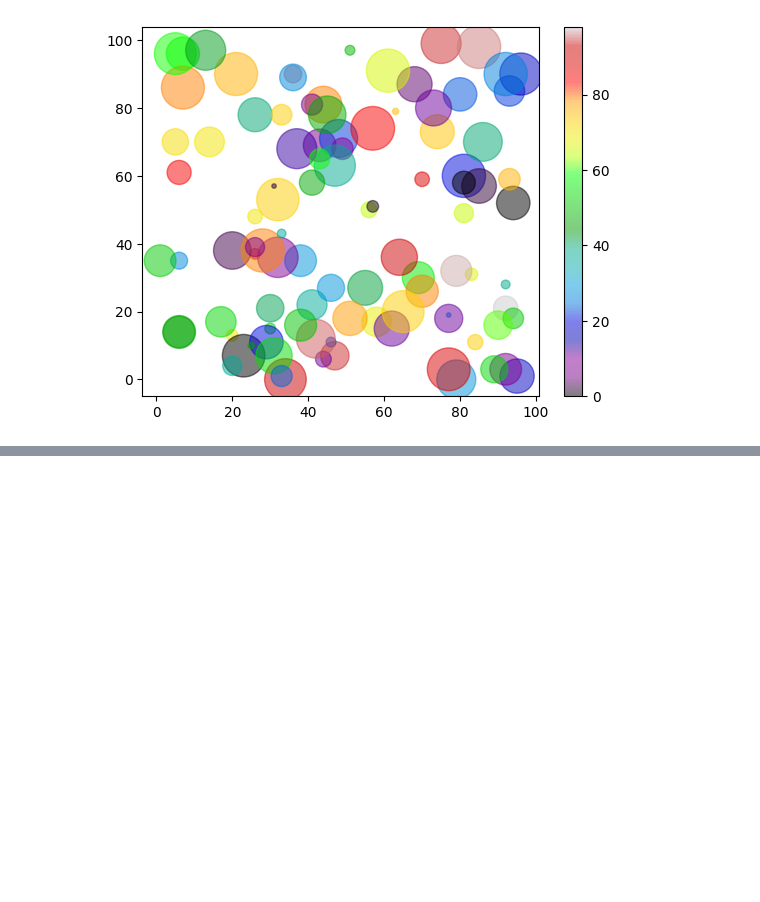
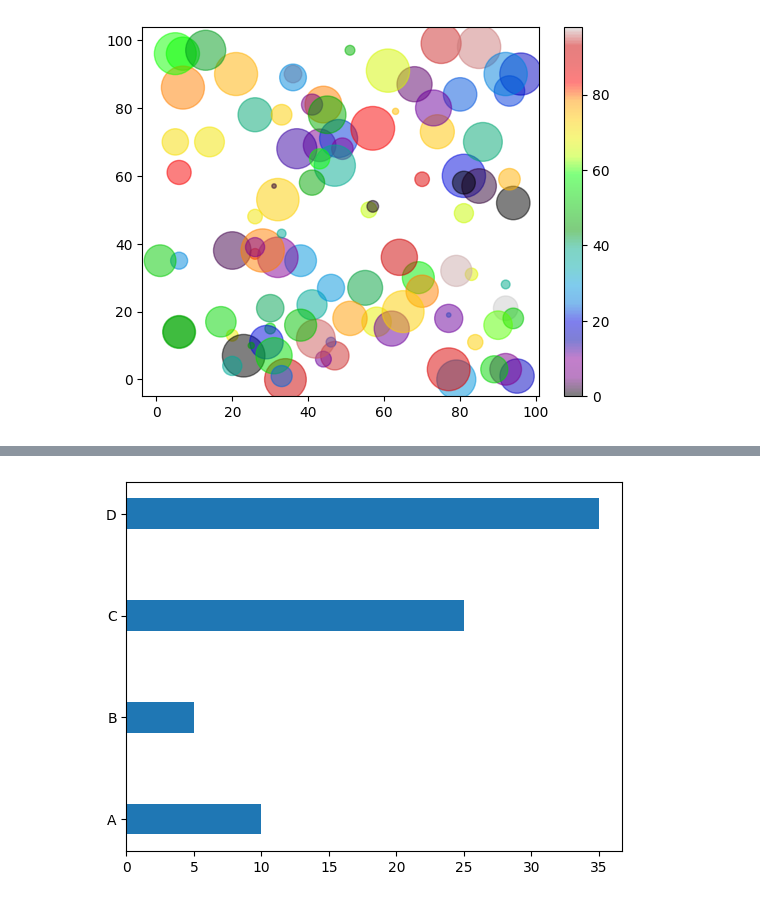
Before and after one commit to SohailDad/ML-Python, a Jupyter notebook: Matplotlib/Sec_matplot.ipynb, the cells around one changed output, grey strips where cells are left out. Drawn from its saved outputs; the diff is of its cells as text; code cells hidden in the pictures; blank space fills up the shorter version.

```diff
--- a/Matplotlib/Sec_matplot.ipynb
+++ b/Matplotlib/Sec_matplot.ipynb
@@ -129,0 +141,5 @@ plt.show()
+# %%
+plt.barh(x,y, height=0.3) # this for horizontal
+plt.show()
+# %% [output]
+[figure, added]
```
Also changed, not shown: parts of 6 cells of this notebook.
